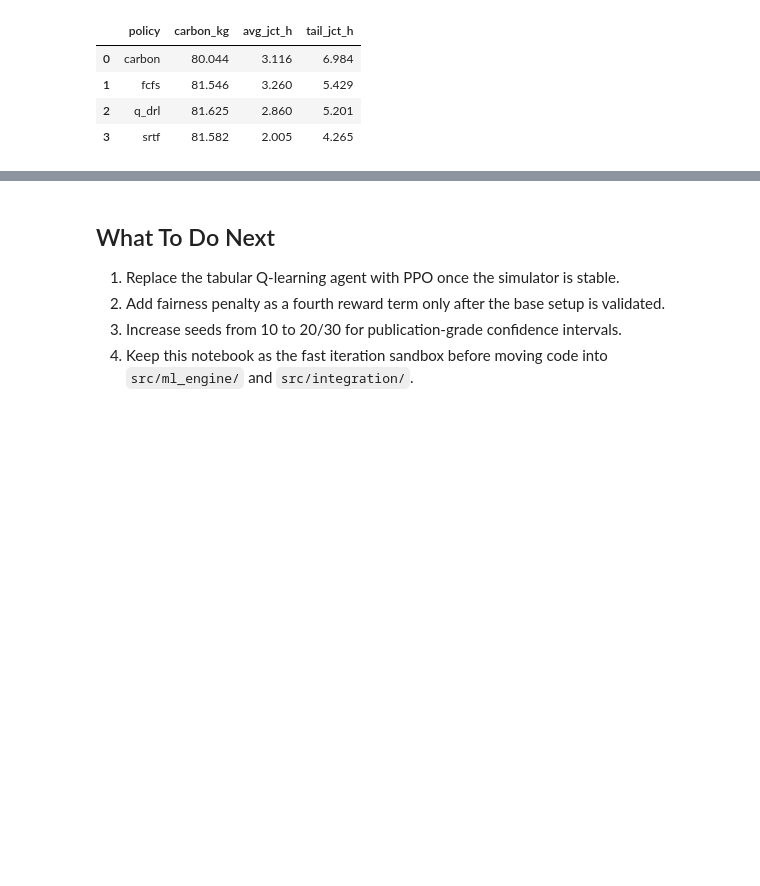
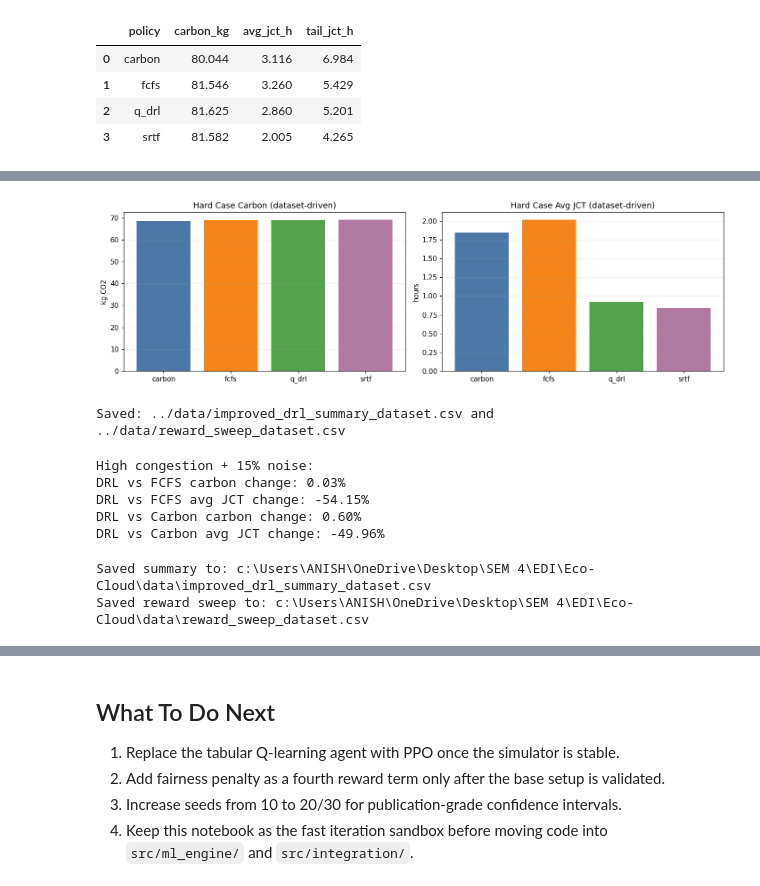
Before and after one commit to Khush-33/Eco-Cloud, a Jupyter notebook: notebooks/initial_drl_experiments.ipynb, the cells around one changed output, grey strips where cells are left out. Saved outputs shown, nothing was run; the diff lists cells and outputs as text; code cells hidden in the pictures; blank space fills up the shorter version.

```diff
--- a/notebooks/initial_drl_experiments.ipynb
+++ b/notebooks/initial_drl_experiments.ipynb
@@ -477,0 +839,75 @@ So this is a good **first success**, not the final best model yet.
+# %%
+# 4) Final visual: DRL vs baselines in hardest case (high congestion + 15% noise)
+hard_case = summary_best[(summary_best["congestion"] == "high") & (summary_best["noise_pct"] == 15.0)].copy()
+
+fig, axes = plt.subplots(1, 2, figsize=(13, 4), dpi=110)
+
+x = hard_case["policy"].tolist()
+y1 = hard_case["carbon_kg"].tolist()
+y2 = hard_case["avg_jct_h"].tolist()
+
+axes[0].bar(x, y1, color=["#4C78A8", "#F58518", "#54A24B", "#B279A2"][: len(x)])
+axes[0].set_title("Hard Case Carbon (dataset-driven)")
+axes[0].set_ylabel("kg CO2")
+axes[0].grid(axis="y", alpha=0.2)
+
+axes[1].bar(x, y2, color=["#4C78A8", "#F58518", "#54A24B", "#B279A2"][: len(x)])
+axes[1].set_title("Hard Case Avg JCT (dataset-driven)")
+axes[1].set_ylabel("hours")
+axes[1].grid(axis="y", alpha=0.2)
+
+plt.tight_layout()
+plt.show()
+
+# Save outputs for report writing
+summary_best.to_csv("../data/improved_drl_summary_dataset.csv", index=False)
+reward_sweep.to_csv("../data/reward_sweep_dataset.csv", index=False)
+print("Saved: ../data/improved_drl_summary_dataset.csv and ../data/reward_sweep_dataset.csv")
+# %% [output]
+[figure, added]
+Saved: ../data/improved_drl_summary_dataset.csv and ../data/reward_sweep_dataset.csv
+# %%
+# 5) Compact numeric takeaways for report writing
+hard = summary_best[(summary_best["congestion"] == "high") & (summary_best["noise_pct"] == 15.0)].copy()
+base_fcfs = hard[hard["policy"] == "fcfs"].iloc[0]
+base_carbon = hard[hard["policy"] == "carbon"].iloc[0]
+drl = hard[hard["policy"] == "q_drl"].iloc[0]
+
+print("High congestion + 15% noise:")
+print(f"DRL vs FCFS carbon change: {(drl['carbon_kg'] - base_fcfs['carbon_kg']) / base_fcfs['carbon_kg'] * 100:.2f}%")
+print(f"DRL vs FCFS avg JCT change: {(drl['avg_jct_h'] - base_fcfs['avg_jct_h']) / base_fcfs['avg_jct_h'] * 100:.2f}%")
+print(f"DRL vs Carbon carbon change: {(drl['carbon_kg'] - base_carbon['carbon_kg']) / base_carbon['carbon_kg'] * 100:.2f}%")
+print(f"DRL vs Carbon avg JCT change: {(drl['avg_jct_h'] - base_carbon['avg_jct_h']) / base_carbon['avg_jct_h'] * 100:.2f}%")
+# %% [output]
+High congestion + 15% noise:
+DRL vs FCFS carbon change: 0.03%
+DRL vs FCFS avg JCT change: -54.15%
+DRL vs Carbon carbon change: 0.60%
+DRL vs Carbon avg JCT change: -49.96%
+# %%
+# 6) Reliable export into workspace (Eco-Cloud/data)
+from pathlib import Path
+
+cwd = Path.cwd()
+if cwd.name == "notebooks" and (cwd.parent / "data").exists():
+    save_dir = cwd.parent / "data"
+elif (cwd / "data").exists():
+    save_dir = cwd / "data"
+elif (cwd / "Eco-Cloud" / "data").exists():
+    save_dir = cwd / "Eco-Cloud" / "data"
+else:
+    save_dir = cwd / "data"
+
+save_dir.mkdir(parents=True, exist_ok=True)
+
+summary_path = save_dir / "improved_drl_summary_dataset.csv"
+sweep_path = save_dir / "reward_sweep_dataset.csv"
+
+summary_best.to_csv(summary_path, index=False)
+reward_sweep.to_csv(sweep_path, index=False)
+
+print("Saved summary to:", summary_path)
+print("Saved reward sweep to:", sweep_path)
+# %% [output]
+Saved summary to: c:\Users\ANISH\OneDrive\Desktop\SEM 4\EDI\Eco-Cloud\data\improved_drl_summary_dataset.csv
+Saved reward sweep to: c:\Users\ANISH\OneDrive\Desktop\SEM 4\EDI\Eco-Cloud\data\reward_sweep_dataset.csv
```
Also changed, not shown: parts of 25 cells of this notebook, 13 other files.
